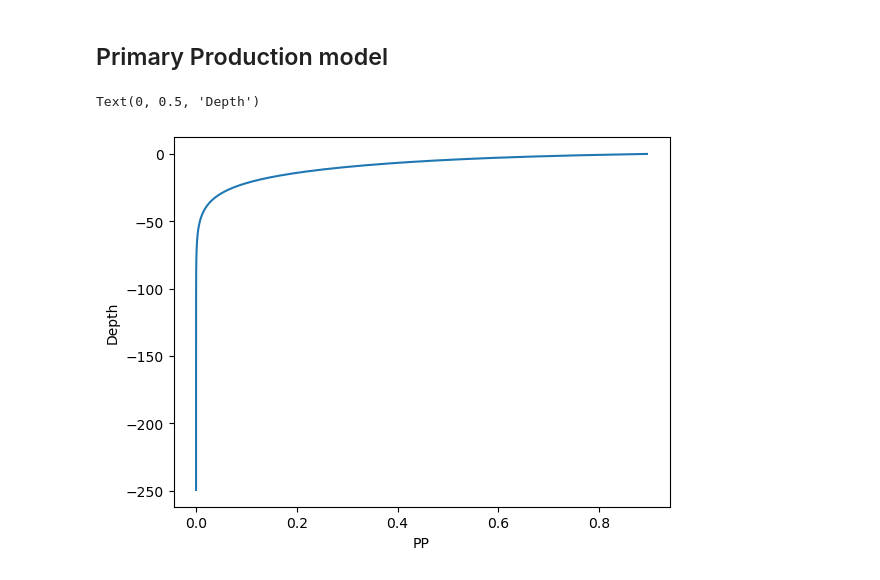
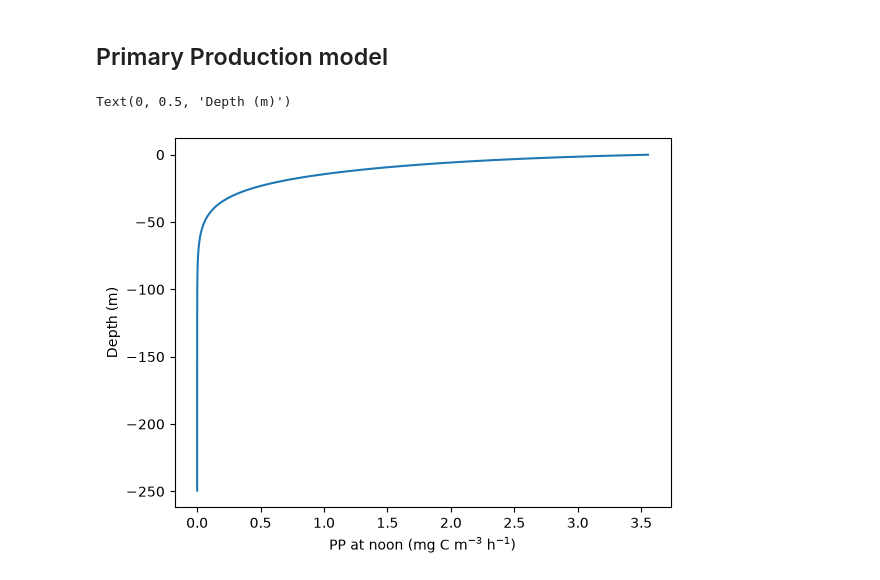
Before and after one commit to PrimaryProduction/PSM_spectral_PP_model, a Jupyter notebook: light_field.ipynb, the cells around one changed output. Drawn from its saved outputs; the diff is of its cells as text; code cells hidden in the pictures.

```diff
--- a/light_field.ipynb
+++ b/light_field.ipynb
@@ -132,9 +132,9 @@ Diurnal range:  DatetimeIndex([          '2020-05-06 05:49:19',
 ira = surface_light.instant(dtm, lat, PAR, wavelengths=wavelengths)
 # %%
 dtmvec = daylight.time_range(dtm, lat, zenith_deg=80, steps=6)
-for dtm in dtmvec:
-    ira = surface_light.instant(dtm, lat, PAR, wavelengths=wavelengths)
-    plt.plot(wavelengths, ira["diffuse"], label=f"{dtm.hour:02}:{dtm.minute:02}")
+for t in dtmvec:
+    irt = surface_light.instant(t, lat, PAR, wavelengths=wavelengths)
+    plt.plot(wavelengths, irt["diffuse"], label=f"{t.hour:02}:{t.minute:02}")
 plt.xlabel("Wavelength (nm)")
 plt.title("Diffuse Irradiance")
 plt.legend()
@@ -144,10 +144,10 @@ plt.legend()
 # %%
 dtmvec = daylight.time_range(dtm, lat, zenith_deg=80, steps=6)
-for dtm in dtmvec:
-    ira = surface_light.instant(dtm, lat, PAR, wavelengths=wavelengths)
-    plt.plot(wavelengths, ira["direct"], label=f"{dtm.hour:02}:{dtm.minute:02}")
+for t in dtmvec:
+    irt = surface_light.instant(t, lat, PAR, wavelengths=wavelengths)
+    plt.plot(wavelengths, irt["direct"], label=f"{t.hour:02}:{t.minute:02}")
 plt.xlabel("Wavelength (nm)")
-plt.title("Dirrect Irradiance")
+plt.title("Direct Irradiance")
 plt.legend()
 # %% [output]
 <matplotlib.legend.Legend at 0x...>
@@ -173,17 +174,17 @@ lat = 45
 par = 25
 chlz = chlorophyll.sinusodal_profile(1.5, rho=0.1)
 ac,ac_mean = absorption.calc_ac(chlz)
-irs = surface_light.instant(dtm, lat, par)
-irz = light_profile.compute_profile(chlz, 80, irs["direct"], irs["diffuse"])
+irs = surface_light.instant(dtm, lat, par)     # dtm is noon
+irz = light_profile.compute_profile(chlz, np.rad2deg(daylight.zenith(dtm, lat)), irs["direct"], irs["diffuse"])
 
 Al_zl = Al_b * ac * 6022.0 / (2.77 * 36.0 * ac.mean(axis=1)[:,None])
 I_alpha = np.sum(scdict["d_lambda"] * Al_zl * irz["Iz"] / irz["mu_d"], axis=1)
 PP = chlz * Pb_m * (1 - np.exp(-I_alpha/Pb_m))
 # %%
 plt.plot(PP, -depths)
-plt.xlabel("PP")
-plt.ylabel("Depth")
+plt.xlabel("PP at noon (mg C m$^{-3}$ h$^{-1}$)")
+plt.ylabel("Depth (m)")
 # %% [output]
-Text(0, 0.5, 'Depth')
+Text(0, 0.5, 'Depth (m)')
-[figure, old version]
+[figure, new version]
 # %%
```
Also changed, not shown: parts of 11 cells of this notebook, 13 other files.
